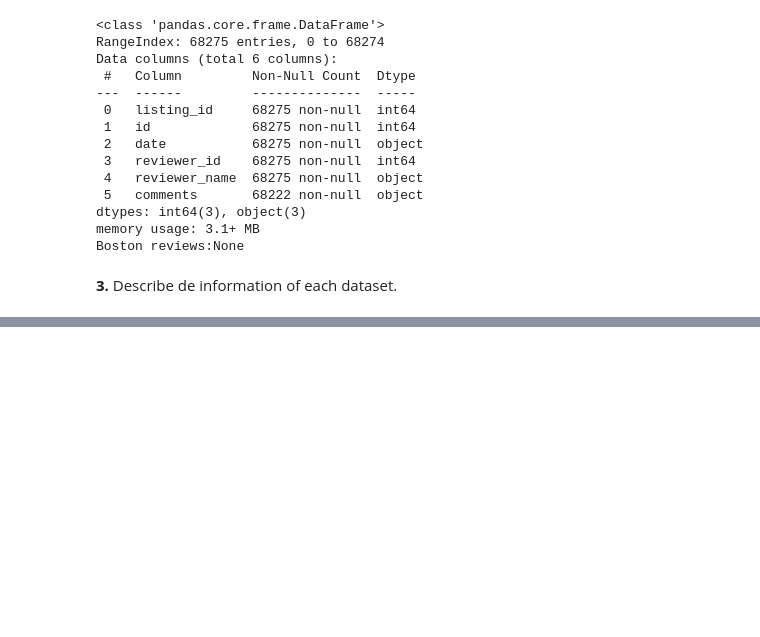
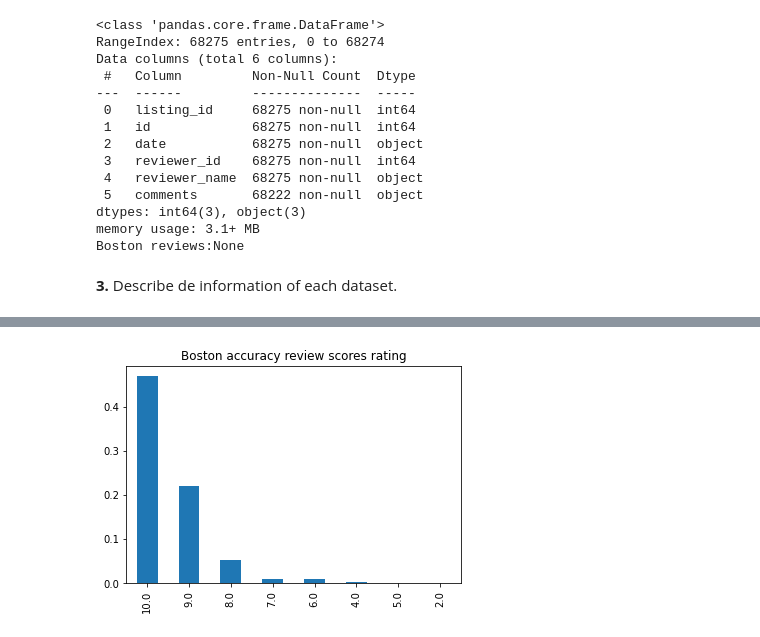
Before and after one commit to Andrecezu1/Proyecto-Udacity-AnalisisDatos, a Jupyter notebook: FinalProjectIntroduction.ipynb, the cells around one changed output, grey strips where cells are left out. Saved outputs shown, nothing was run; the diff lists cells and outputs as text; code cells hidden in the pictures; blank space fills up the shorter version.

```diff
--- a/FinalProjectIntroduction.ipynb
+++ b/FinalProjectIntroduction.ipynb
@@ -275,0 +350,10 @@ Boston reviews:None
+# %%
+ed_vals = Boston_listings.review_scores_accuracy.value_counts()#Provide a pandas series of the counts for each review score
+
+# The below should be a bar chart of the proportion of individuals in your ed_vals
+# if it is set up correctly.
+
+(ed_vals/Boston_listings.shape[0]).plot(kind="bar");
+plt.title("Boston accuracy review scores rating");
+# %% [output]
+[figure, added]
```
Also changed, not shown: parts of 115 cells of this notebook.
